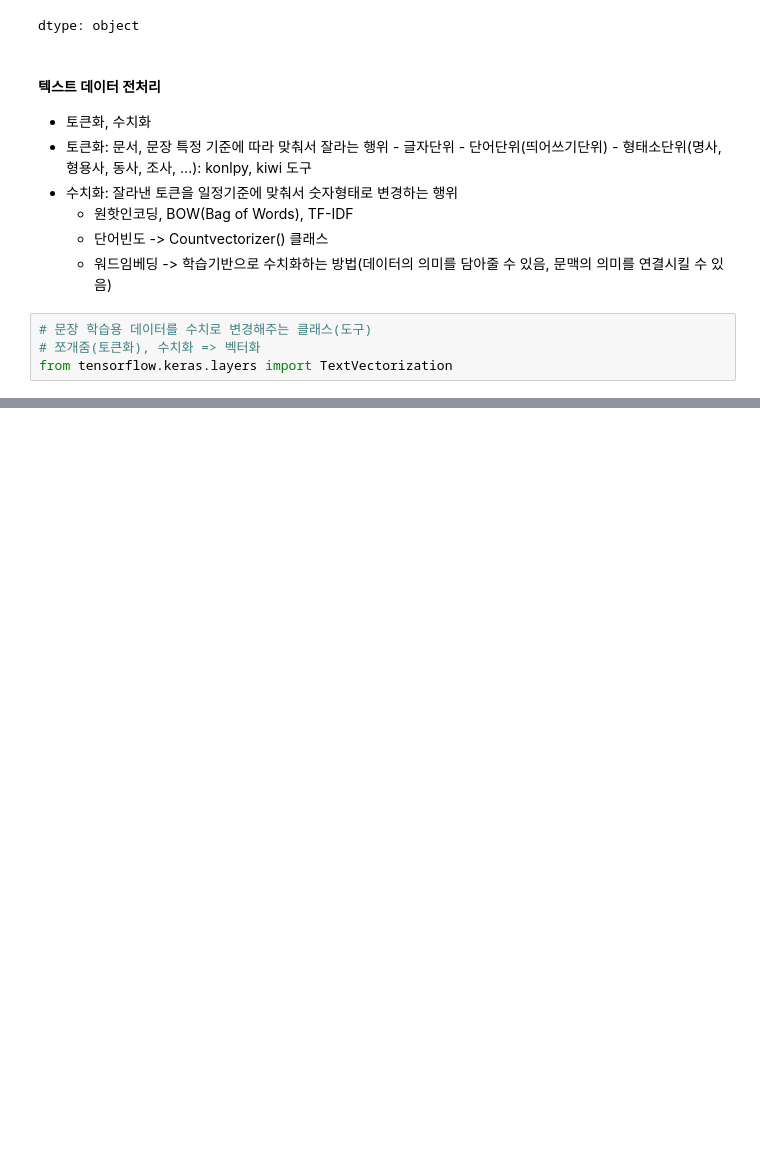
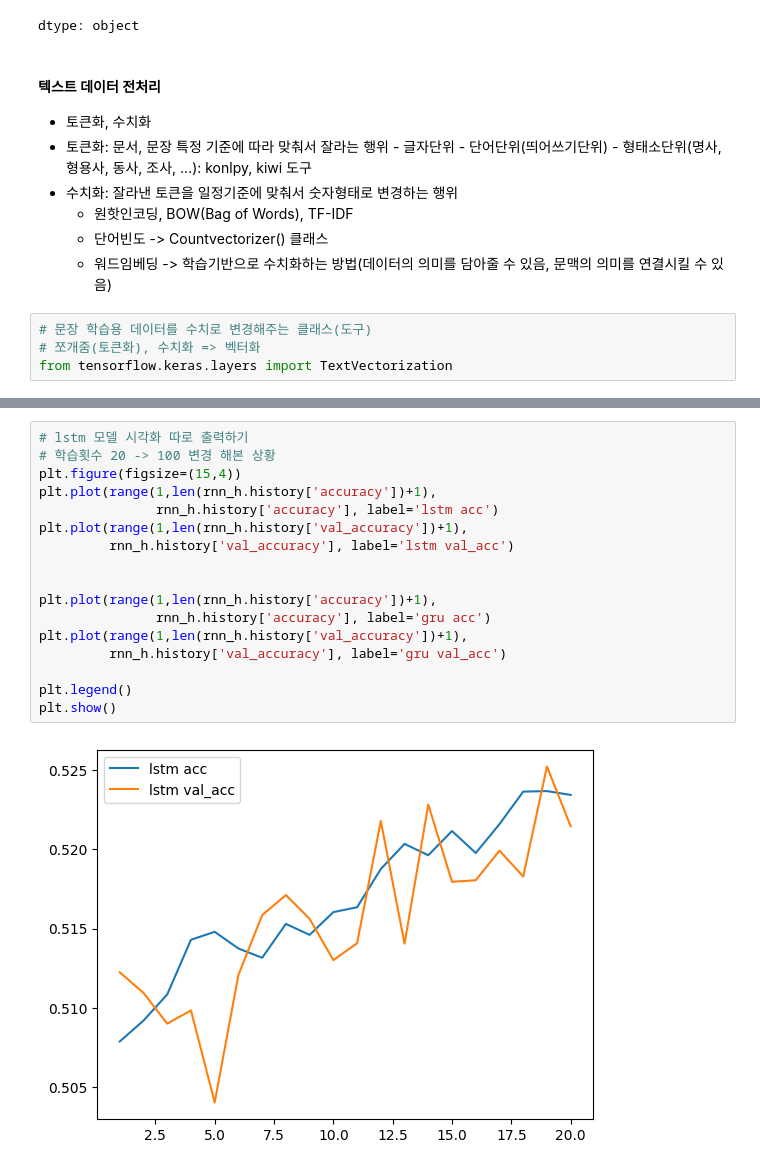
Before and after one commit to hyperdbio/Android-inject, a Jupyter notebook: ex09_RNN_영화리뷰학습하기(감성분석).ipynb, the cells around one changed output, grey strips where cells are left out. Saved outputs shown, nothing was run; the diff lists cells and outputs as text; blank space fills up the shorter version.

```diff
--- a/ex09_RNN_영화리뷰학습하기(감성분석).ipynb
+++ b/ex09_RNN_영화리뷰학습하기(감성분석).ipynb
@@ -155,0 +425,19 @@ vect
+# %%
+# lstm 모델 시각화 따로 출력하기
+# 학습횟수 20 -> 100 변경 해본 상황
+plt.figure(figsize=(15,4))
+plt.plot(range(1,len(rnn_h.history['accuracy'])+1),
+               rnn_h.history['accuracy'], label='lstm acc')
+plt.plot(range(1,len(rnn_h.history['val_accuracy'])+1),
+         rnn_h.history['val_accuracy'], label='lstm val_acc')
+
+
+plt.plot(range(1,len(rnn_h.history['accuracy'])+1),
+               rnn_h.history['accuracy'], label='gru acc')
+plt.plot(range(1,len(rnn_h.history['val_accuracy'])+1),
+         rnn_h.history['val_accuracy'], label='gru val_acc')
+
+plt.legend()
+plt.show()
+# %% [output]
+[figure, added]
```
Also changed, not shown: parts of 43 cells of this notebook.
